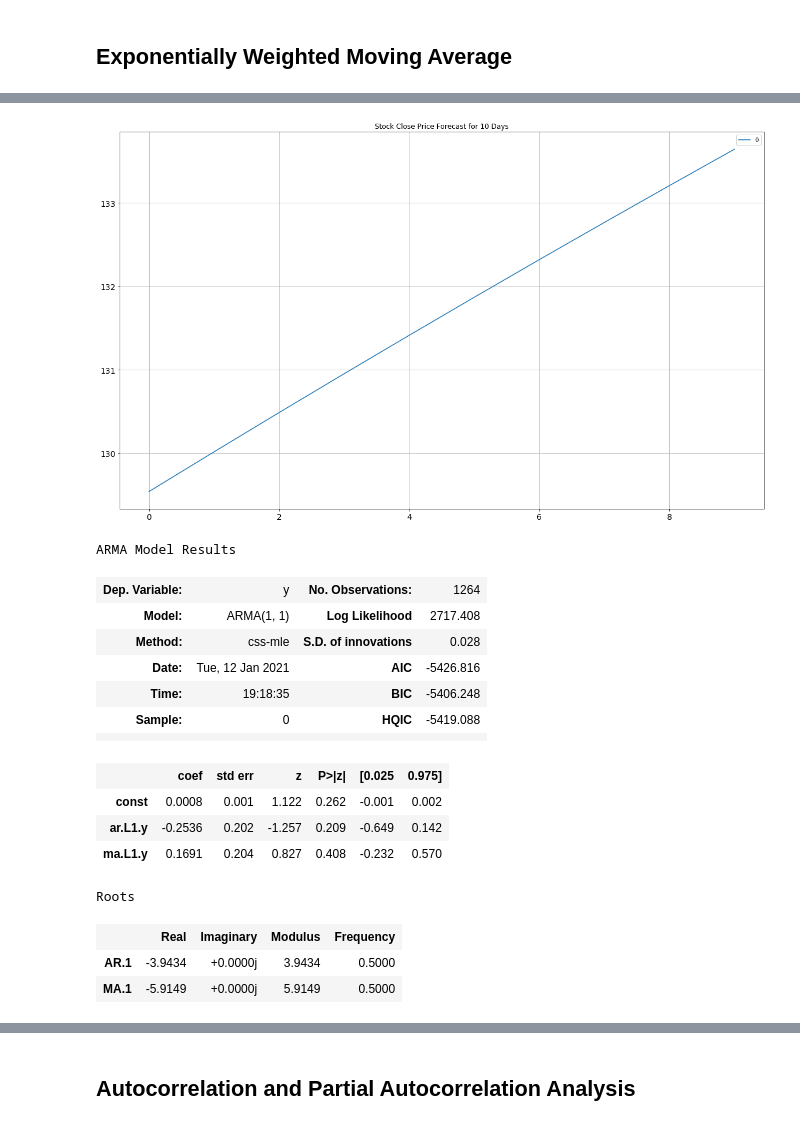
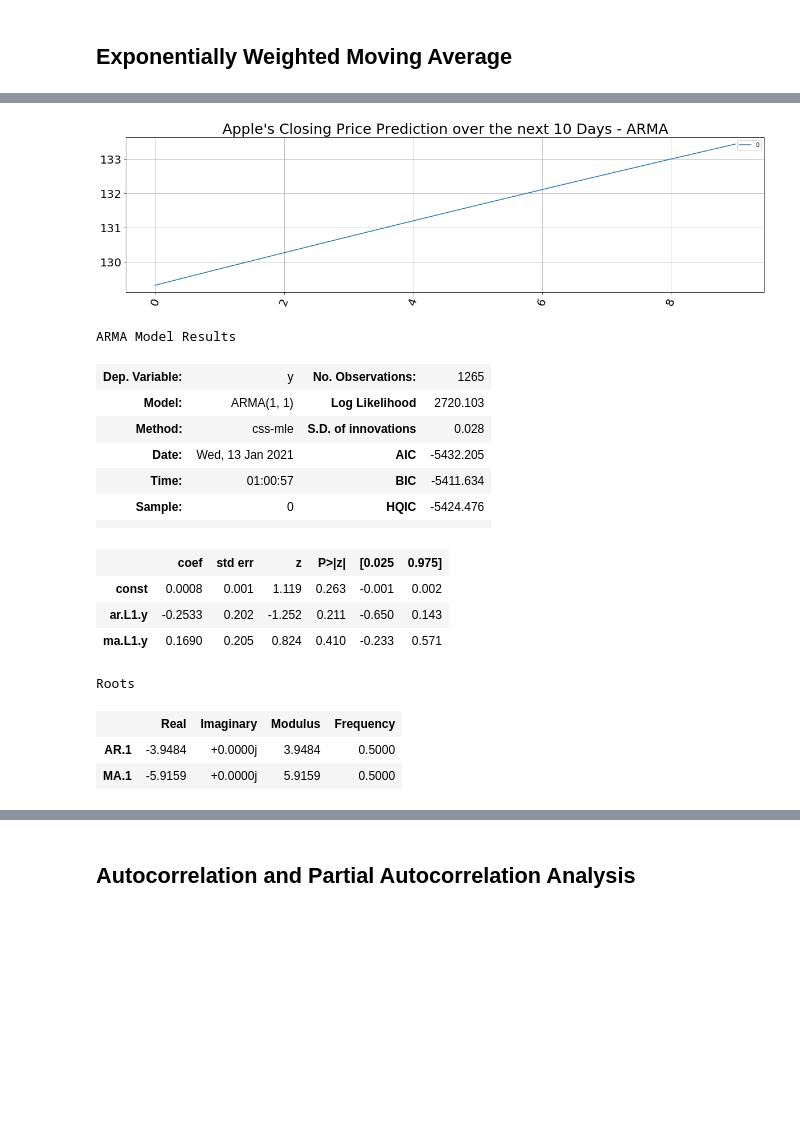
Before and after one commit to dd2-GWFinTech-Projects/Project2-InvestmentSuggestionFramework, a Jupyter notebook: Price-Forecasting/Solved/Portfolio_Analysis.ipynb, the cells around one changed output, grey strips where cells are left out. Saved outputs shown, nothing was run; the diff lists cells and outputs as text; code cells hidden in the pictures; blank space fills up the shorter version.

```diff
--- a/Price-Forecasting/Solved/Portfolio_Analysis.ipynb
+++ b/Price-Forecasting/Solved/Portfolio_Analysis.ipynb
@@ -206,10 +183,21 @@ Alpaca = tradeapi.REST(
 # %%
+# Set Alpaca API key and secret
+Alpaca_API_Key = os.getenv("ALPACA_API_KEY")
+Alpaca_Secret_Key = os.getenv("ALPACA_SECRET_KEY")
+
+# Create the Alpaca API object
+Alpaca = tradeapi.REST(
+    Alpaca_API_Key,
+    Alpaca_Secret_Key,
+    base_url='https://paper-api.alpaca.markets',
+    api_version="v2")
+
 # Format current date as ISO format
 #Start_Date = pd.to_datetime('2016-01-1', parse_dates=True)
 #End_Date = pd.to_datetime('2021-01-11', parse_dates=True)
 
 Start_Date = pd.Timestamp("2016-01-1", tz="America/New_York").isoformat()
-End_Date = pd.Timestamp("2021-01-11", tz="America/New_York").isoformat()
+End_Date = pd.Timestamp("2021-01-12", tz="America/New_York").isoformat()
 
 # Set the tickers
 tickers = ["AAPL"]
@@ -227,7 +215,7 @@ Data = Alpaca.get_barset(
 ).df
 
 # Preview DataFrame
-Data
+Data.tail()
 # %% [output]
 |  | AAPL |  |  |  |  |
 |  | open | high | low | close | volume |
@@ -703,33 +622,34 @@ pd.DataFrame(results.forecast(steps=10)[0]).plot(
 # %%
 # Plot the forecasted return for the next 10 days
 pd.DataFrame(results_close.forecast(steps=10)[0]).plot(
-    title="Stock Close Price Forecast for 10 Days",
-    figsize=(20,12),
-    fontsize=14,
+    figsize=(20,5),
+    fontsize=20,
+    rot=70,
     #subplots=True,
     grid=True);
+plt.title(label="Apple's Closing Price Prediction over the next 10 Days - ARMA", fontsize=25);
 # %% [output]
-[figure, old version]
+[figure, new version]
 # %%
 # Summarize the model
 results.summary()
 # %% [output]
 ARMA Model Results
-| Dep. Variable: | y | No. Observations: | 1264 |
-| Model: | ARMA(1, 1) | Log Likelihood | 2717.408 |
+| Dep. Variable: | y | No. Observations: | 1265 |
+| Model: | ARMA(1, 1) | Log Likelihood | 2720.103 |
 | Method: | css-mle | S.D. of innovations | 0.028 |
-| Date: | Tue, 12 Jan 2021 | AIC | -5426.816 |
-| Time: | 19:18:35 | BIC | -5406.248 |
-| Sample: | 0 | HQIC | -5419.088 |
+| Date: | Wed, 13 Jan 2021 | AIC | -5432.205 |
+| Time: | 01:00:57 | BIC | -5411.634 |
+| Sample: | 0 | HQIC | -5424.476 |
 |  |  |  |  |
 |  | coef | std err | z | P>|z| | [0.025 | 0.975] |
-| const | 0.0008 | 0.001 | 1.122 | 0.262 | -0.001 | 0.002 |
-| ar.L1.y | -0.2536 | 0.202 | -1.257 | 0.209 | -0.649 | 0.142 |
-| ma.L1.y | 0.1691 | 0.204 | 0.827 | 0.408 | -0.232 | 0.570 |
+| const | 0.0008 | 0.001 | 1.119 | 0.263 | -0.001 | 0.002 |
+| ar.L1.y | -0.2533 | 0.202 | -1.252 | 0.211 | -0.650 | 0.143 |
+| ma.L1.y | 0.1690 | 0.205 | 0.824 | 0.410 | -0.233 | 0.571 |
 Roots
 |  | Real | Imaginary | Modulus | Frequency |
-| AR.1 | -3.9434 | +0.0000j | 3.9434 | 0.5000 |
-| MA.1 | -5.9149 | +0.0000j | 5.9149 | 0.5000 |
+| AR.1 | -3.9484 | +0.0000j | 3.9484 | 0.5000 |
+| MA.1 | -5.9159 | +0.0000j | 5.9159 | 0.5000 |
 # %%
 results_close.summary()
 # %% [output]
```
Also changed, not shown: parts of 102 cells of this notebook, 13 other files.
